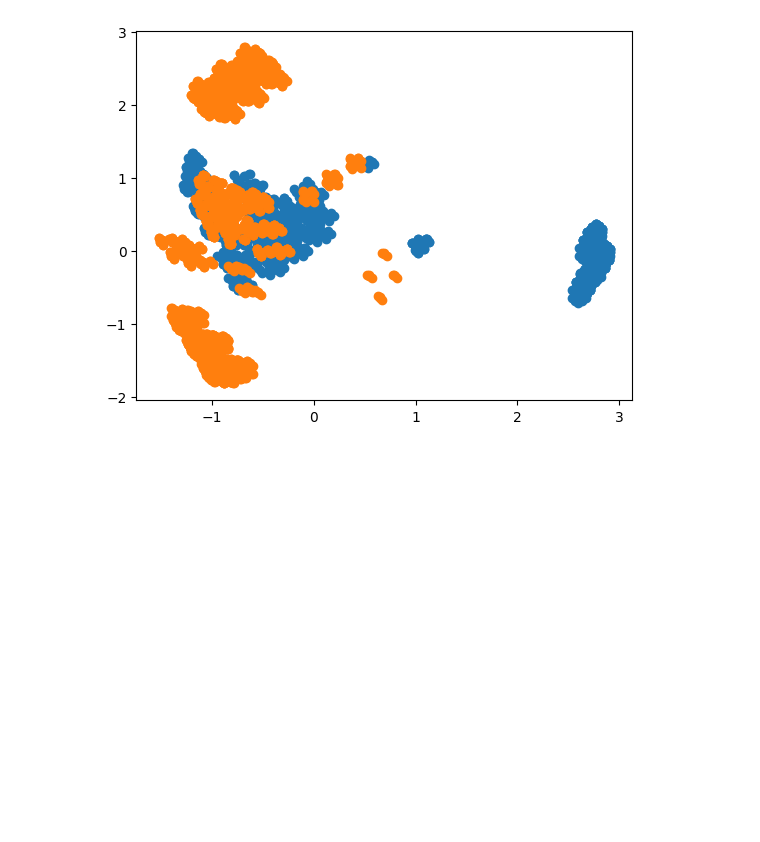
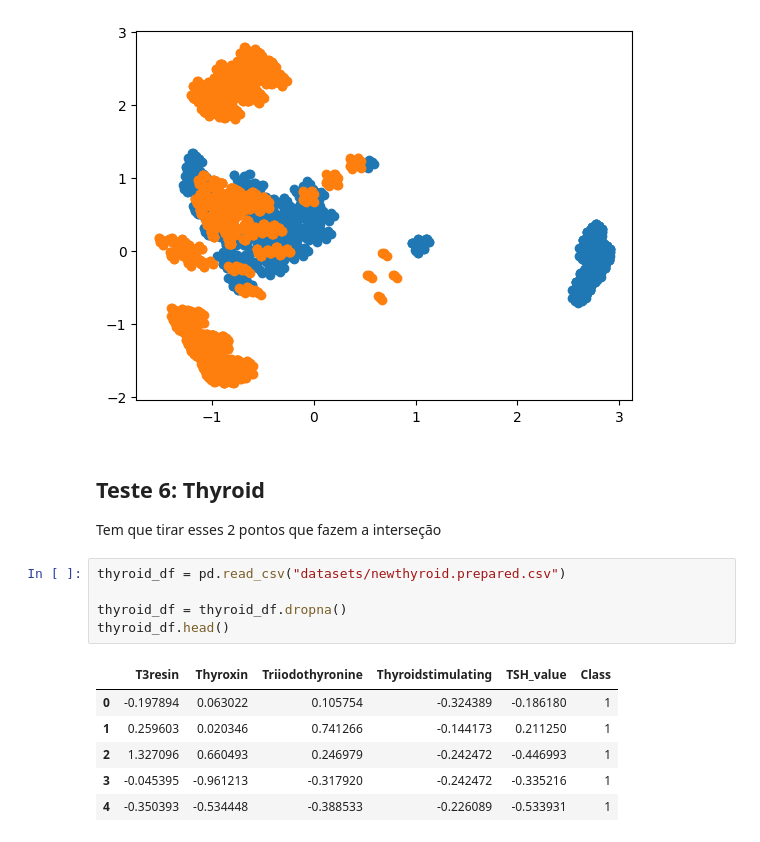
Before and after one commit to MFreyaG/Machine-learning-with-convex-hull, a Jupyter notebook: tp1_alg2.ipynb, the cells around one changed output. Saved outputs shown, nothing was run; the diff lists cells and outputs as text; blank space fills up the shorter version.

```diff
--- a/tp1_alg2.ipynb
+++ b/tp1_alg2.ipynb
@@ -538,3 +544,18 @@ plt.scatter(e_mushroom_arr[:,0], e_mushroom_arr[:,1])
 plt.show()
 # %% [output]
 [figure]
+# %% [markdown]
+## Teste 6: Thyroid ##
+Tem que tirar esses 2 pontos que fazem a interseção
+# %%
+thyroid_df = pd.read_csv("datasets/newthyroid.prepared.csv")
+
+thyroid_df = thyroid_df.dropna()
+thyroid_df.head()
+# %% [output]
+|  | T3resin | Thyroxin | Triiodothyronine | Thyroidstimulating | TSH_value | Class |
+| 0 | -0.197894 | 0.063022 | 0.105754 | -0.324389 | -0.186180 | 1 |
+| 1 | 0.259603 | 0.020346 | 0.741266 | -0.144173 | 0.211250 | 1 |
+| 2 | 1.327096 | 0.660493 | 0.246979 | -0.242472 | -0.446993 | 1 |
+| 3 | -0.045395 | -0.961213 | -0.317920 | -0.242472 | -0.335216 | 1 |
+| 4 | -0.350393 | -0.534448 | -0.388533 | -0.226089 | -0.533931 | 1 |
```
Also changed, not shown: parts of 8 cells of this notebook, 1 other file.
